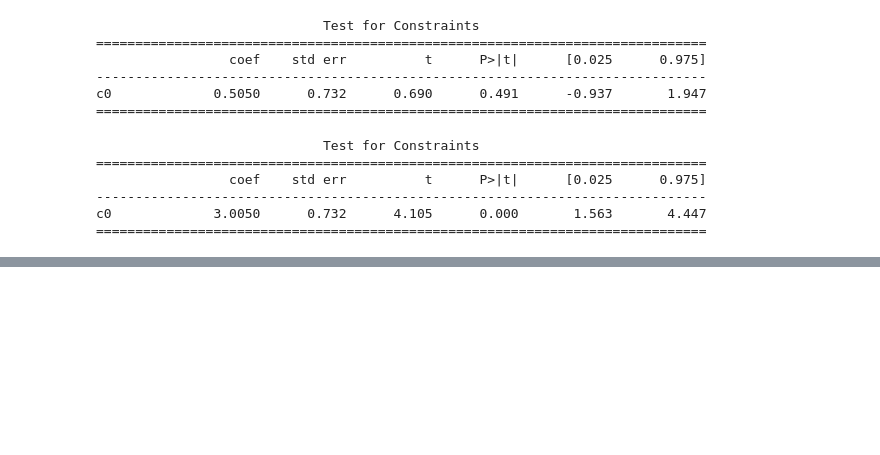
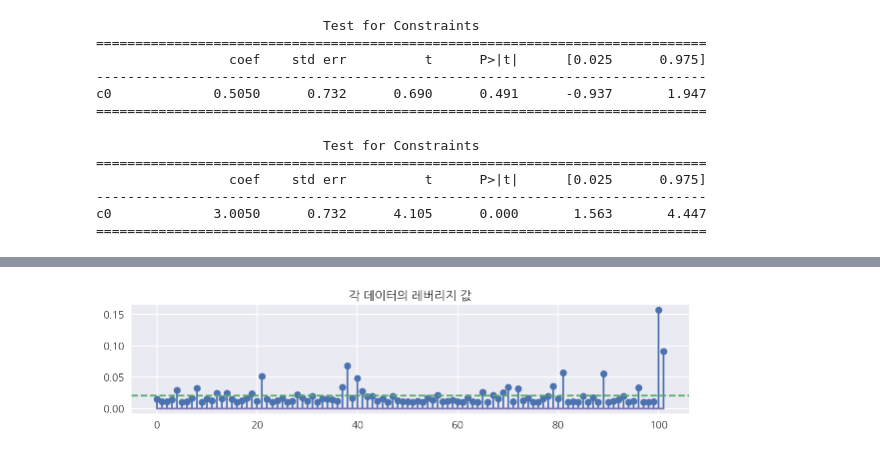
Before and after one commit to whguswls58/TIL, a Jupyter notebook: math/200514_math_16.ipynb, the cells around one changed output, grey strips where cells are left out. Cells and saved outputs as stored; diff of their text form; code cells hidden in the pictures; blank space fills up the shorter version.

```diff
--- a/math/200514_math_16.ipynb
+++ b/math/200514_math_16.ipynb
@@ -119,0 +145,5 @@ c0             3.0050      0.732      4.105      0.000       1.563       4.447
+# %%
+# 위의 데이터를 선형회귀한 결과
+model = sm.OLS(pd.DataFrame(y), pd.DataFrame(X))
+result = model.fit()
+print(result.summary())
@@ -119,0 +168,14 @@ c0             3.0050      0.732      4.105      0.000       1.563       4.447
+# %%
+# get_influence() : 영향도 정보 객체
+# 이 객체는 hat_matrix_diag 속성 -> 레버리지 벡터의 값을 가지고 있음
+influence = result.get_influence()
+hat = influence.hat_matrix_diag
+
+plt.figure(figsize = (10, 2), facecolor = "1.")
+plt.stem(hat)
+#  K / N = 2 / 102 약 0.02
+plt.axhline(0.02, c="g", ls="--")
+plt.title("각 데이터의 레버리지 값")
+plt.show()
+# %% [output]
+[figure, added]
```
Also changed, not shown: parts of 7 cells of this notebook.
